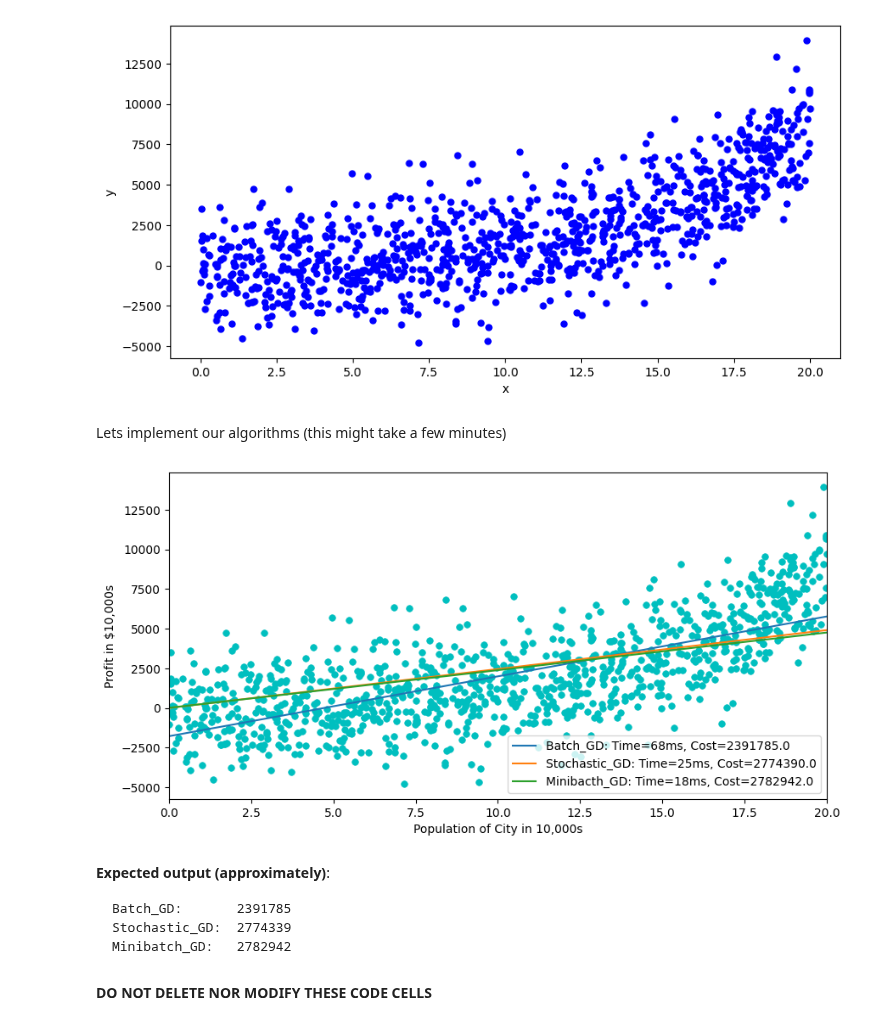
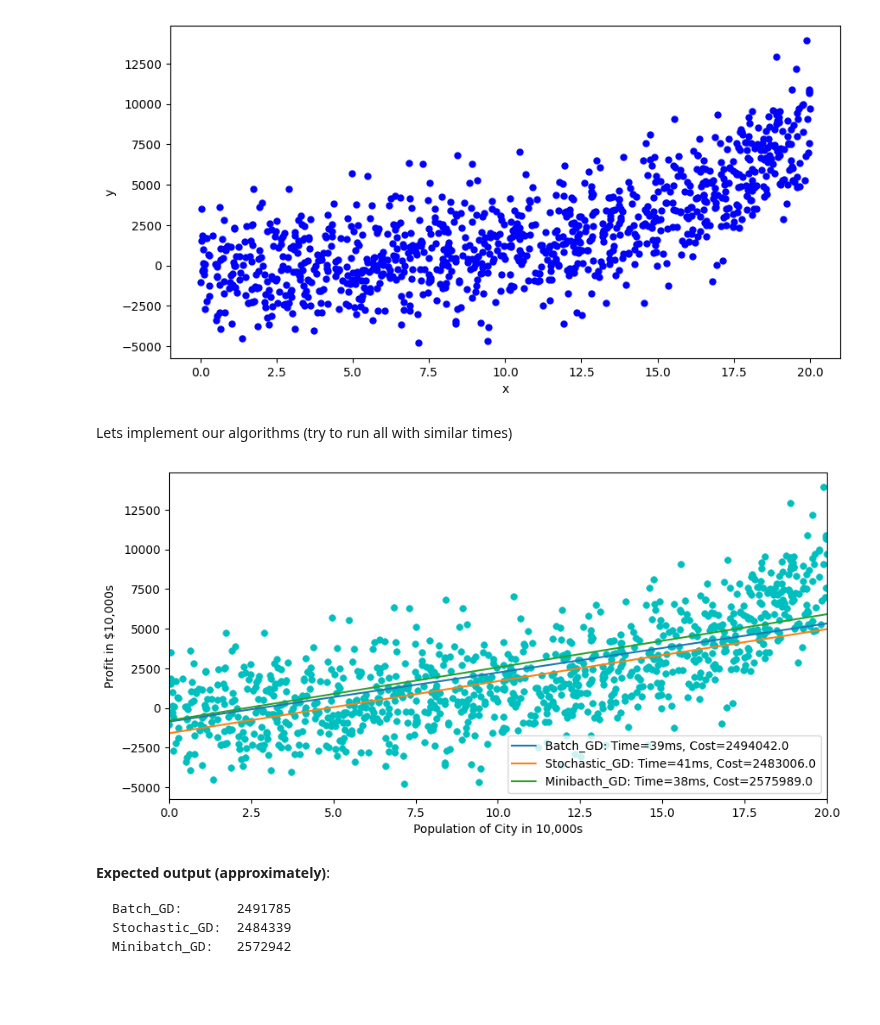
Before and after one commit to lopezbec/intro_python_notebooks, a Jupyter notebook: Gradient_Descent_Implementations.ipynb, the cells around one changed output. Cells and saved outputs as stored; diff of their text form; code cells hidden in the pictures; blank space fills up the shorter version.

````diff
--- a/Gradient_Descent_Implementations.ipynb
+++ b/Gradient_Descent_Implementations.ipynb
@@ -217,7 +217,7 @@ Now lets run your code:
 theta = np.zeros(2).reshape(2,1)
 
 # some gradient descent settings
-iterations = 3000
+iterations = 500
 alpha = 0.02
 
 tic = time.process_time()
@@ -333,8 +322,8 @@ def Stochastic_GD(X, y, theta,alpha, num_iters):
 theta = np.zeros(shape=(2,1))
 
 # some gradient descent settings
-iterations = 100
-alpha=0.05
+iterations = 500
+alpha=0.002
 tic = time.process_time()
 theta,J_history_SGD = Stochastic_GD(X ,y,theta,alpha, iterations)
 toc = time.process_time()
@@ -533,8 +516,8 @@ plt.xlabel('x')
 # %% [output]
 Text(0.5, 0, 'x')
 [figure]
-# %% [markdown]
-Lets implement our algorithms (this might take a few minutes)
+# %% [markdown]
+Lets implement our algorithms (try to run all with similar times)
 # %%
 X_synthetic = np.stack([np.ones(m), x_synthetic[:,0]], axis=1)
 np.random.seed(12)
@@ -542,8 +525,8 @@ xx = np.arange(0,24)
 theta = np.zeros(2).reshape(2,1)
 
 #Batch_GD
-iterations = 3000
-alpha = 0.01
+iterations = 1400
+alpha = 0.002
 tic = time.process_time()
 theta_Batch_GD, J_history = Batch_GD(X_synthetic ,y_synthetic, theta, alpha, iterations)
 toc = time.process_time()
@@ -554,45 +537,43 @@ Batch_GD_cost=computeCost(X_synthetic, y_synthetic, theta_Batch_GD)
 
 #Stochastic_GD
 iterations = 5
-alpha=0.01
+alpha=0.002
 tic = time.process_time()
 theta_Stochastic_GD,J_history = Stochastic_GD(X_synthetic ,y_synthetic,theta,alpha, iterations)
 toc = time.process_time()
 Stochastic_GD_time=(1000*(toc - tic))
 yy_Stochastic_GD = theta_Stochastic_GD[0]+theta_Stochastic_GD[1]*xx
 Stochastic_GD_cost=computeCost(X_synthetic, y_synthetic, theta_Stochastic_GD)
 
 #Minibacth_GD
 iterations = 50
-alpha=0.01
+alpha=0.001
 minibatch_size=20
 tic = time.process_time()
 theta_Minibacth_GD,J_history = Minibacth_GD(X_synthetic ,y_synthetic,theta,alpha, iterations,minibatch_size)
 toc = time.process_time()
 Minibacth_GD_time=(1000*(toc - tic))
 yy_Minibacth_GD = theta_Minibacth_GD[0]+theta_Minibacth_GD[1]*xx
 Minibacth_GD_cost=computeCost(X_synthetic, y_synthetic, theta_Minibacth_GD)
 
 # Plot gradient descent
 
 plt.scatter(X_synthetic[:,1], y_synthetic, s=30, c='c', marker='o', linewidths=0.5)
 plt.plot(xx,yy_Batch_GD, label='Batch_GD: Time={}ms, Cost={}'.format(round(Batch_GD_time),round(Batch_GD_cost,0)))
 plt.plot(xx,yy_Stochastic_GD, label='Stochastic_GD: Time={}ms, Cost={}'.format(round(Stochastic_GD_time),round(Stochastic_GD_cost,0)))
 plt.plot(xx,yy_Minibacth_GD, label='Minibacth_GD: Time={}ms, Cost={}'.format(round(Minibacth_GD_time),round(Minibacth_GD_cost,0)))
 plt.rcParams['figure.figsize'] = [10, 5]
 plt.xlim(0,20)
 plt.xlabel('Population of City in 10,000s')
 plt.ylabel('Profit in $10,000s')
 plt.legend(loc=4);
 # %% [output]
-[figure, old version]
+[figure, new version]
 # %% [markdown]
 **Expected output (approximately)**:
 
 ```
-Batch_GD:       2391785
-Stochastic_GD:  2774339
-Minibatch_GD:   2782942
+Batch_GD:       2491785
+Stochastic_GD:  2484339
+Minibatch_GD:   2572942
 ```
-# %% [markdown]
-**DO NOT DELETE NOR MODIFY THESE CODE CELLS**
````
Also changed, not shown: parts of 16 cells of this notebook.
